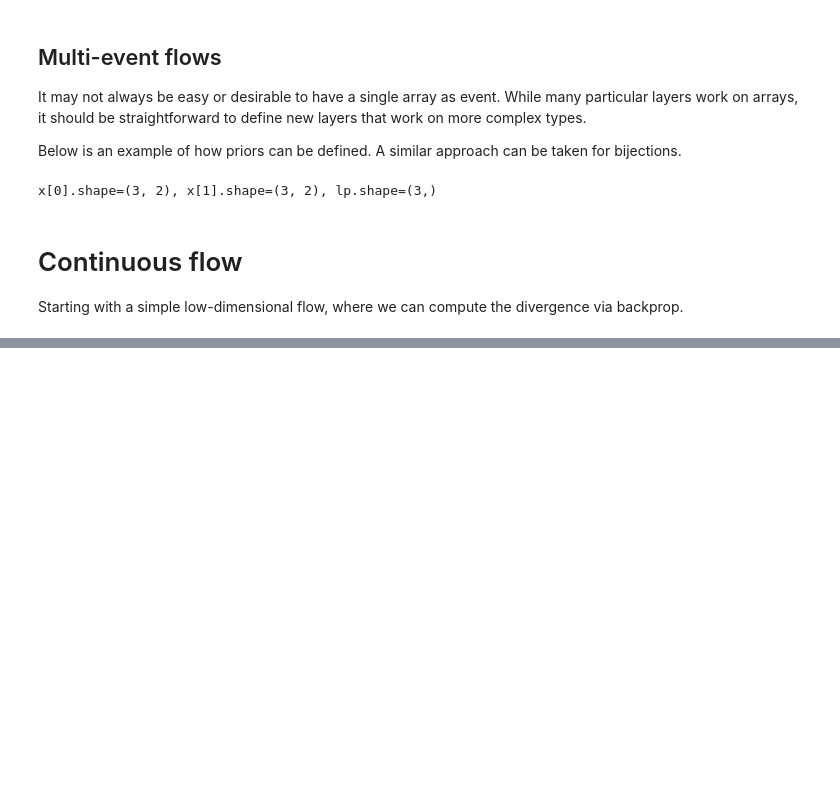
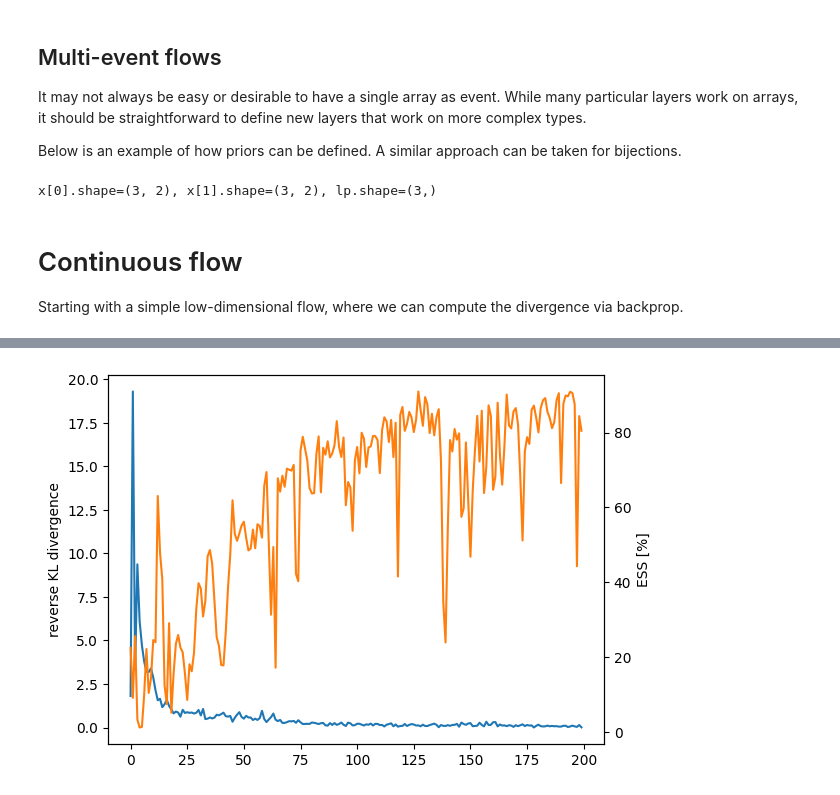
Before and after one commit to mathisgerdes/bijx, a Jupyter notebook: tutorial.ipynb, the cells around one changed output, grey strips where cells are left out. Saved outputs shown, nothing was run; the diff lists cells and outputs as text; code cells hidden in the pictures; blank space fills up the shorter version.

```diff
--- a/tutorial.ipynb
+++ b/tutorial.ipynb
@@ -211,0 +247,16 @@ sampler = nnx.merge(graph, params, rest)
+# %%
+import optax
+
+optimizer = nnx.Optimizer(sampler, optax.adam(1e-2))
+
+@nnx.jit
+def training_step(sampler, optimizer):
+    def _loss(sampler):
+        x, lq = sampler.sample((128,))
+        lp = target_log_prob(x)
+        # reverse KL loss
+        return -jnp.mean(lp - lq), lfx.effective_sample_size(lp, lq)
+
+    (dkl, ess), grads = nnx.value_and_grad(_loss, has_aux=True)(sampler)
+    optimizer.update(grads)
+    return dkl, ess
@@ -212,3 +267,23 @@ sampler = nnx.merge(graph, params, rest)
+# %%
+steps = 200
+
+dkls = np.full(steps, np.nan)
+ess = np.full(steps, np.nan)
+
+for i in tqdm(range(steps)):
+    dkls[i], ess[i] = training_step(sampler, optimizer)
+
+    if (i + 1) % 10 == 0:
+        clear_output(wait=True)
+
+        plt.plot(dkls)
+        plt.ylabel('reverse KL divergence')
+        plt.twinx()
+        plt.plot(100 * ess, color='C1')
+        plt.ylabel('ESS [%]')
+        plt.show()
+# %% [output]
+[figure, added]
 # %%
 plt.figure(figsize=(15, 5))
 
```
Also changed, not shown: parts of 7 cells of this notebook, 2 other files.
